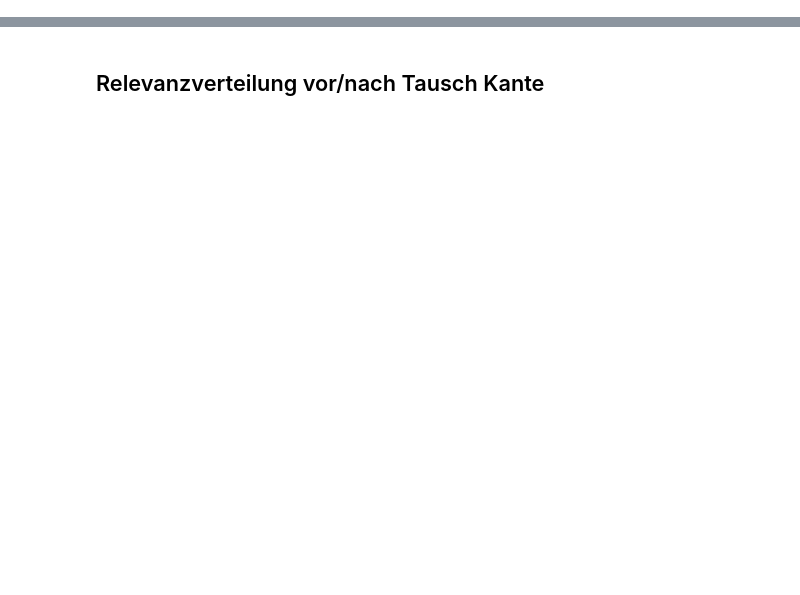
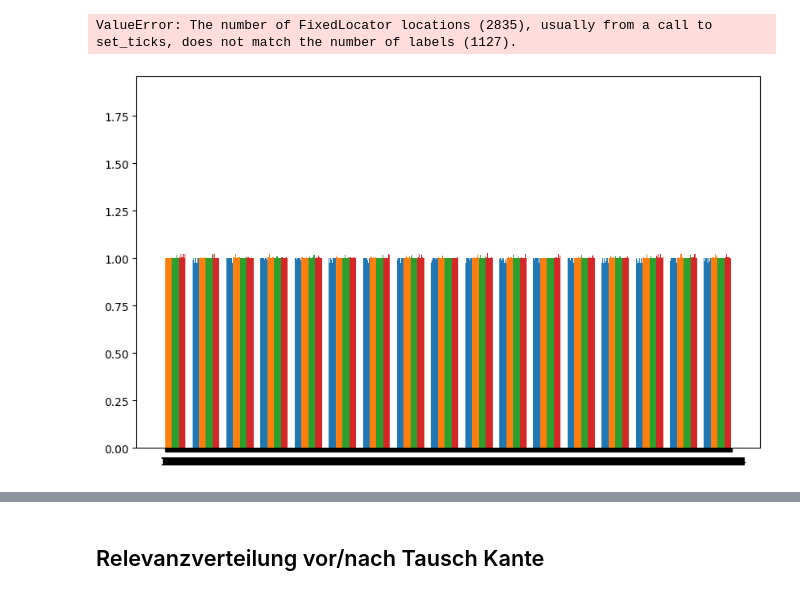
Before and after one commit to LuThe17/explainable-RGCNs-and-RGATs, a Jupyter notebook: analyze_aifb.ipynb, the cells around one changed output, grey strips where cells are left out. Drawn from its saved outputs; the diff is of its cells as text; code cells hidden in the pictures; blank space fills up the shorter version.

```diff
--- a/analyze_aifb.ipynb
+++ b/analyze_aifb.ipynb
@@ -99,0 +149,37 @@ csv[2]
+# %%
+prediction_changes = t_441356
+# Filter nodes with non-zero prediction changes
+non_zero_changes = np.any(prediction_changes != 0, axis=1)
+filtered_changes = prediction_changes[non_zero_changes]
+
+# Get the indices of nodes with non-zero changes
+non_zero_indices = np.where(non_zero_changes)[0]
+
+# Create a bar plot
+fig, ax = plt.subplots(figsize=(10, 6))
+
+# Calculate the width of each bar group
+bar_width = 0.2  # Adjust this value as needed
+
+# Plot the non-zero changes for each category
+for category in range(4):
+    x_positions = non_zero_indices + bar_width * category
+    ax.bar(x_positions, filtered_changes[:, category], width=bar_width, label=f'Category {category}')
+
+# Set custom x-axis ticks and labels
+x_ticks = non_zero_indices + bar_width * 1.5  # Place the ticks in the middle of each bar group
+x_labels = ['Node {}'.format(idx) for idx in non_zero_indices]  # Custom labels for each node
+
+ax.set_xticks(x_ticks)
+ax.set_xticklabels(x_labels, rotation=45, ha="right")  # Rotate the labels for better readability
+
+ax.set_xlabel('Nodes')
+ax.set_ylabel('Change in Prediction')
+ax.set_title('Bar Plot of Prediction Changes for Nodes with Non-Zero Changes')
+ax.legend()
+
+plt.tight_layout()
+plt.show()
+# %% [output]
+ValueError: The number of FixedLocator locations (2835), usually from a call to set_ticks, does not match the number of labels (1127).
+[figure, added]
```
Also changed, not shown: parts of 28 cells of this notebook.
